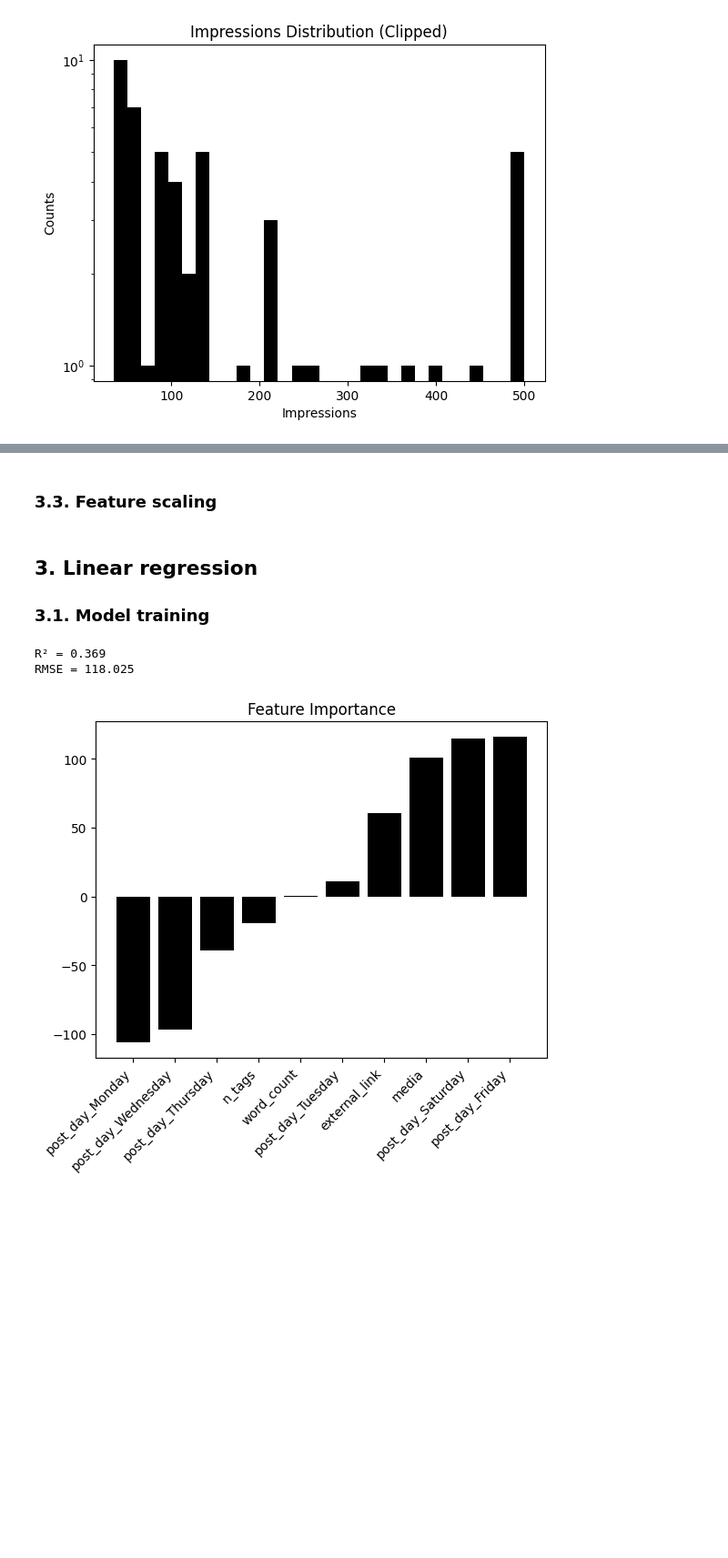
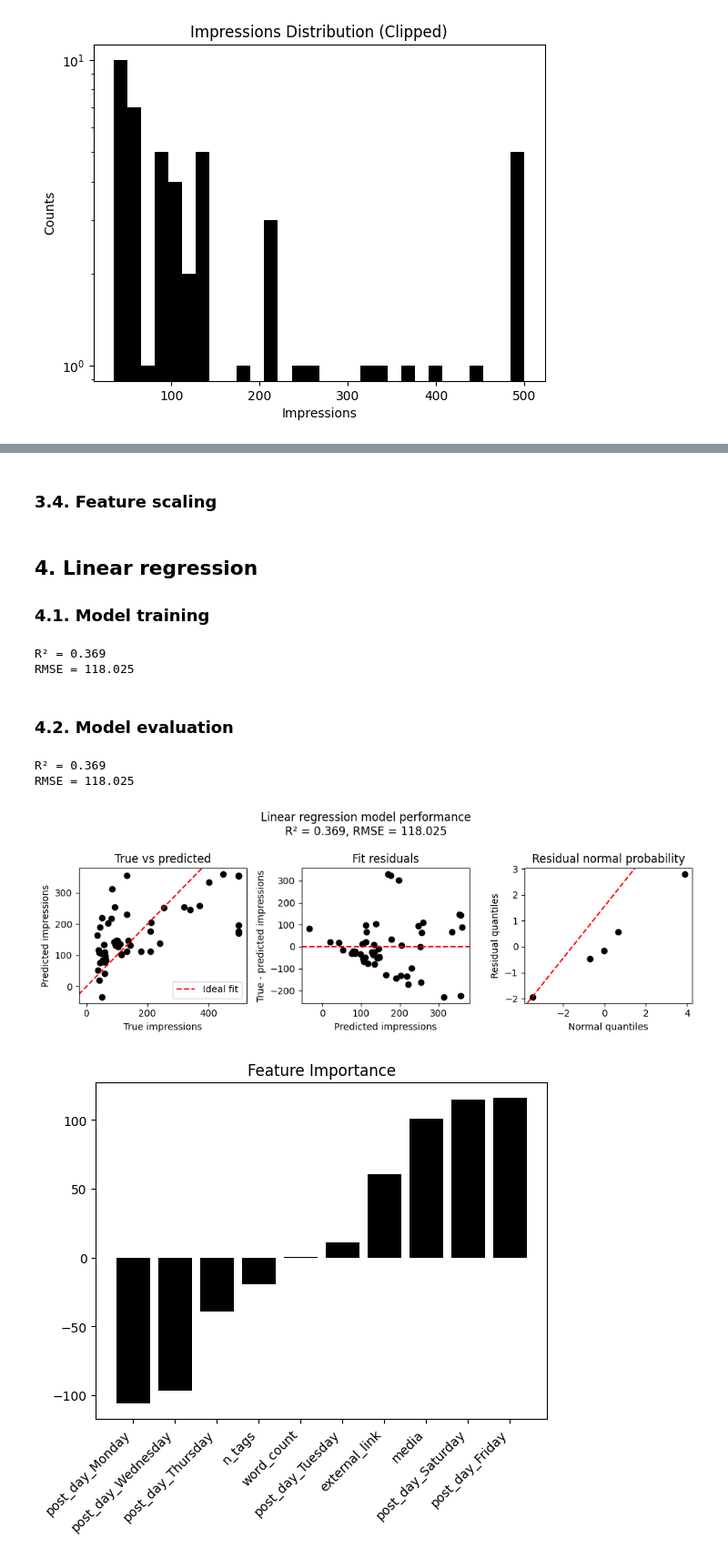
Before and after one commit to gperdrizet/linkedin_analytics, a Jupyter notebook: notebooks/post_impressions.ipynb, the cells around one changed output, grey strips where cells are left out. Shown at 91% size. Drawn from its saved outputs; the diff is of its cells as text; code cells hidden in the pictures; blank space fills up the shorter version.

Commit message:
Added model evaluation plots

```diff
--- a/notebooks/post_impressions.ipynb
+++ b/notebooks/post_impressions.ipynb
@@ -222,14 +222,17 @@ data_df = data_df.join(pd.DataFrame(
 
 data_df.drop(columns=['post_day'], inplace=True)
 # %% [markdown]
-### 3.3. Feature scaling
+### 3.4. Feature scaling
 # %%
 scaler = StandardScaler()
-#data_df[numerical_features + categorical_features] = scaler.fit_transform(data_df[numerical_features + categorical_features])
+
+data_df[numerical_features + categorical_features] = scaler.fit_transform(
+    data_df[numerical_features + categorical_features]
+)
 # %% [markdown]
-## 3. Linear regression
+## 4. Linear regression
 
-### 3.1. Model training
+### 4.1. Model training
 # %%
 linear_model = LinearRegression()
 result = linear_model.fit(data_df.drop('impressions', axis=1), data_df['impressions'])
@@ -241,6 +239,53 @@ print(f'RMSE = {rmse:.3f}\n')
 # %% [output]
 R² = 0.369
 RMSE = 118.025
+# %% [markdown]
+### 4.2. Model evaluation
+# %%
+import numpy as np
+
+predictions = linear_model.predict(data_df.drop('impressions', axis=1))
+rmse = root_mean_squared_error(data_df['impressions'], predictions)
+rsq = linear_model.score(data_df.drop('impressions', axis=1), data_df['impressions'])
+
+print(f'R\u00b2 = {rsq:.3f}')
+print(f'RMSE = {rmse:.3f}\n')
+
+fig, axs = plt.subplots(1, 3, figsize=(10, 3.5))
+
+fig.suptitle(f'Linear regression model performance\nR\u00b2 = {rsq:.3f}, RMSE = {rmse:.3f}')
+
+axs[0].set_title('True vs predicted')
+axs[0].scatter(data_df['impressions'], predictions, color='black')
+axs[0].axline((0, 0), slope=1, color='red', linestyle='--', label='Ideal fit')
+axs[0].set_xlabel('True impressions')
+axs[0].set_ylabel('Predicted impressions')
+axs[0].legend(loc='best')
+
+axs[1].set_title('Fit residuals')
+residuals = data_df['impressions'] - predictions
+axs[1].scatter(predictions, residuals, color='black')
+axs[1].axhline(0, color='red', linestyle='--', label='Ideal fit')
+axs[1].set_xlabel('Predicted impressions')
+axs[1].set_ylabel('True - predicted impressions')
+
+
+scaled_residuals = (residuals - np.mean(residuals)) / np.std(residuals)
+quantiles = np.percentile(scaled_residuals, [0, 25, 50, 75, 100])
+normal_quantiles = np.percentile(np.random.normal(size=1000), [0, 25, 50, 75, 100])
+
+axs[2].set_title('Residual normal probability')
+axs[2].scatter(normal_quantiles, quantiles, color='black')
+axs[2].axline((normal_quantiles[0], quantiles[0]), slope=1, color='red', linestyle='--', label='Ideal fit')
+axs[2].set_xlabel('Normal quantiles')
+axs[2].set_ylabel('Residual quantiles')
+
+fig.tight_layout()
+fig.show()
+# %% [output]
+R² = 0.369
+RMSE = 118.025
+[figure, added]
 # %%
 importance = pd.DataFrame({
     'Feature': data_df.drop('impressions', axis=1).columns,
```
Also changed, not shown: parts of 3 cells of this notebook.
